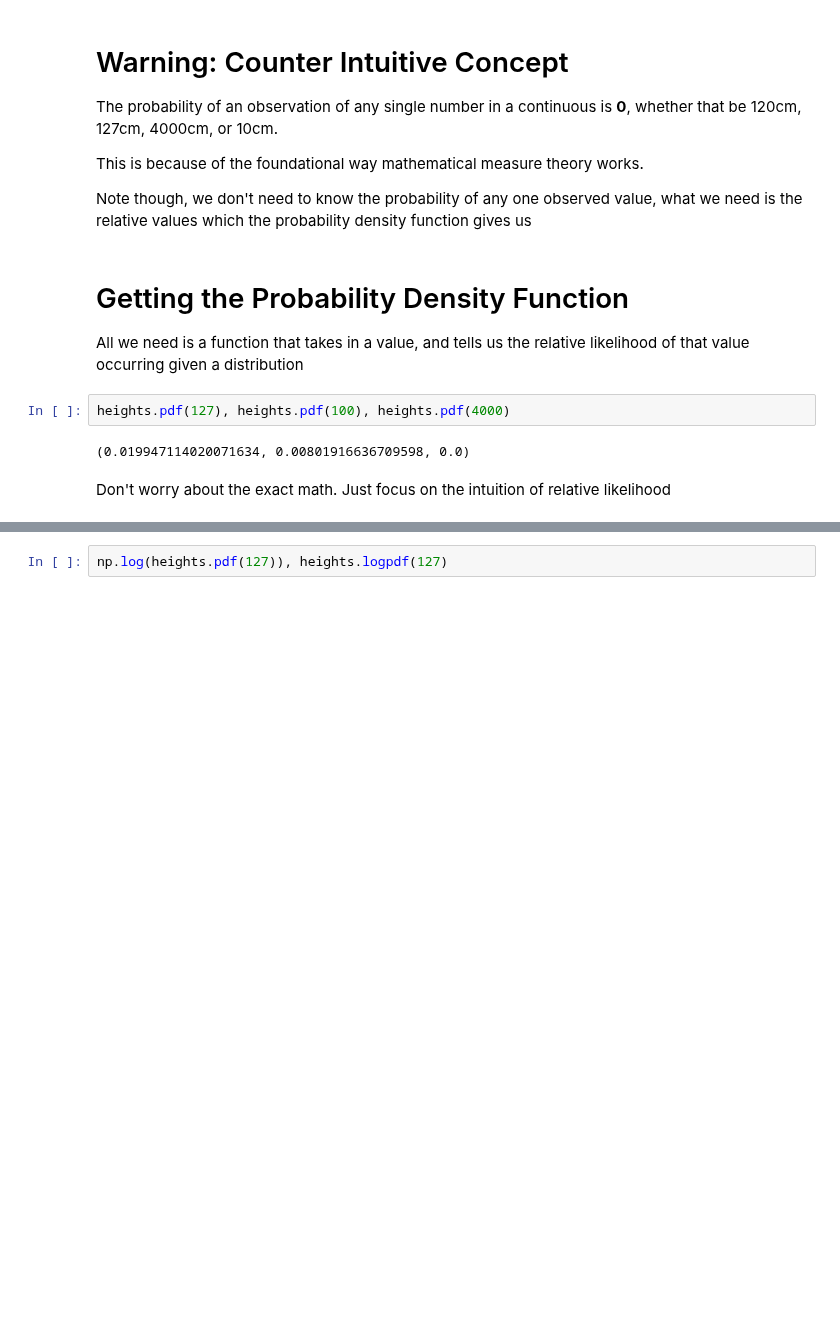
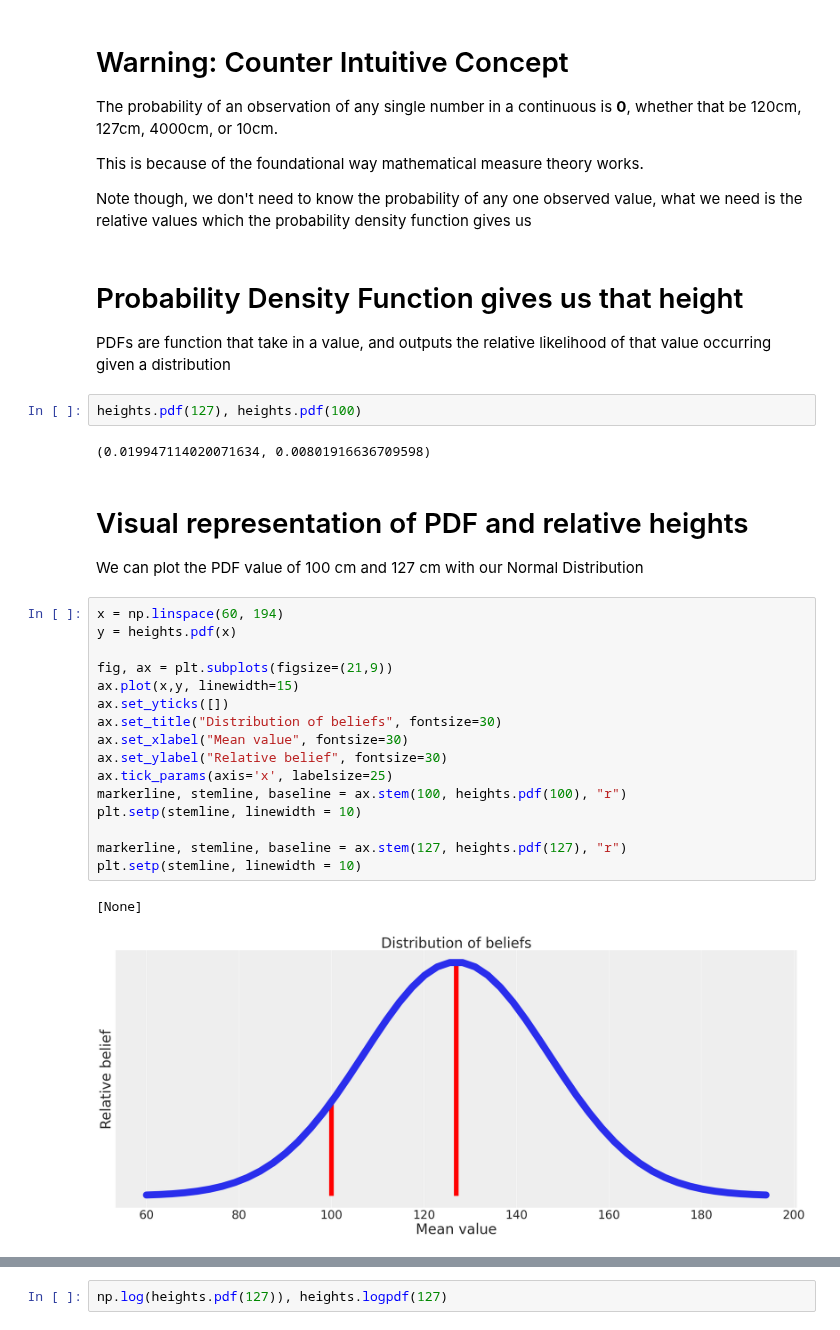
Before and after one commit to AlexAndorra/notebooks-experiments, a Jupyter notebook: lesson_2/Lesson_2.4.ipynb, the cells around one changed output, grey strips where cells are left out. Cells and saved outputs as stored; diff of their text form; blank space fills up the shorter version.

```diff
--- a/lesson_2/Lesson_2.4.ipynb
+++ b/lesson_2/Lesson_2.4.ipynb
@@ -67,13 +68,33 @@ This is because of the foundational way mathematical measure theory works.
 
 Note though, we don't need to know the probability of any one observed value, what we need is the relative values which the probability density function gives us
 # %% [markdown]
-# Getting the Probability Density Function
-All we need is a function that takes in a value, and tells us the relative likelihood of that value occurring given a distribution
+# Probability Density Function gives us that height
+PDFs are function that take in a value, and outputs the relative likelihood of that value occurring given a distribution
 # %%
-heights.pdf(127), heights.pdf(100), heights.pdf(4000)
+heights.pdf(127), heights.pdf(100)
 # %% [output]
-(0.019947114020071634, 0.00801916636709598, 0.0)
+(0.019947114020071634, 0.00801916636709598)
-# %% [markdown]
-Don't worry about the exact math. Just focus on the intuition of relative likelihood
+# %% [markdown]
+# Visual representation of PDF and relative heights
+We can plot the PDF value of 100 cm and 127 cm with our Normal Distribution
+# %%
+x = np.linspace(60, 194)
+y = heights.pdf(x)
+
+fig, ax = plt.subplots(figsize=(21,9))
+ax.plot(x,y, linewidth=15)
+ax.set_yticks([])
+ax.set_title("Distribution of beliefs", fontsize=30)
+ax.set_xlabel("Mean value", fontsize=30)
+ax.set_ylabel("Relative belief", fontsize=30)
+ax.tick_params(axis='x', labelsize=25)
+markerline, stemline, baseline = ax.stem(100, heights.pdf(100), "r")
+plt.setp(stemline, linewidth = 10)
+
+markerline, stemline, baseline = ax.stem(127, heights.pdf(127), "r")
+plt.setp(stemline, linewidth = 10)
+# %% [output]
+[None]
+[figure, added]
 # %% [markdown]
 # Log PDF
```
Also changed, not shown: parts of 9 cells of this notebook, 2 other files.
